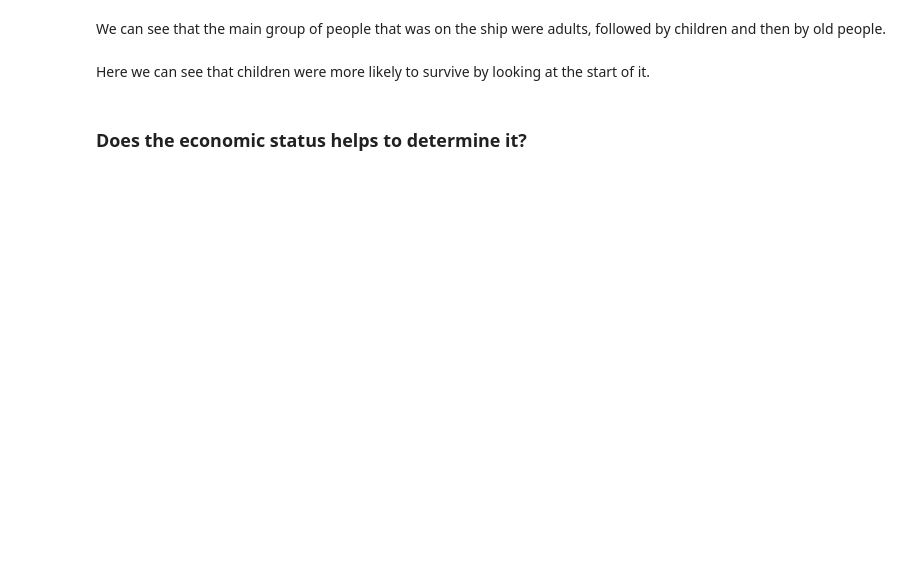
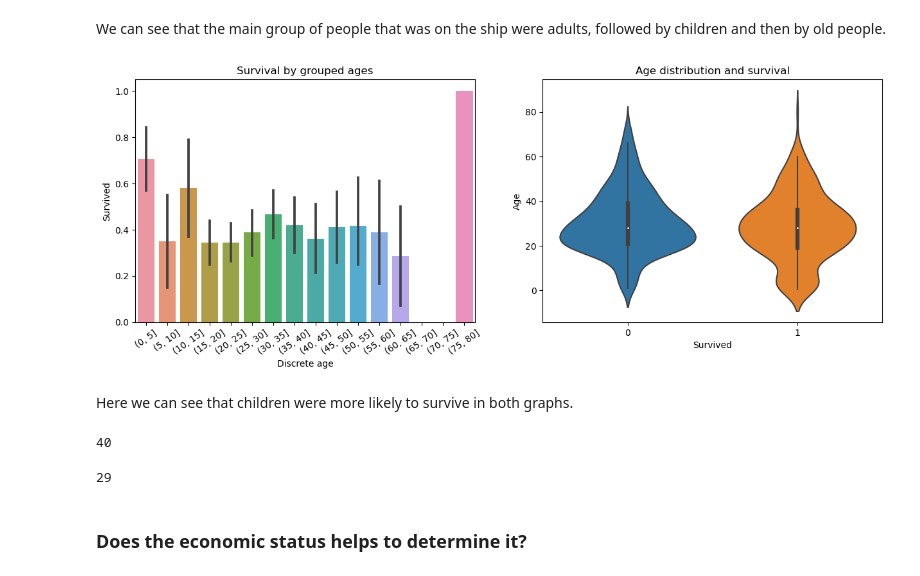
Before and after one commit to brunograssano/Titanic-ML-from-Disaster, a Jupyter notebook: ExploratoryDataAnalysis.ipynb, the cells around one changed output. Drawn from its saved outputs; the diff is of its cells as text; code cells hidden in the pictures; blank space fills up the shorter version.

```diff
--- a/ExploratoryDataAnalysis.ipynb
+++ b/ExploratoryDataAnalysis.ipynb
@@ -87,7 +142,5 @@ This is one of the most important things to do in data analysis. It will be main
 # %%
 titanic_df["Cabin"].fillna("-",inplace=True)
-# %%
-titanic_df.drop(columns=["Ticket"],inplace=True)
 # %% [markdown]
 ### Data conversions
 # %% [markdown]
@@ -109,7 +162,7 @@ Finally, we order the dataset in a more relevant way.
 personal_info = ["Name","Sex","Age"]
 economic_status = ["Economic status","Fare"]
 family = ["Number of siblings/spouses","Number of parents/children"]
-journey = ["Cabin","Embarked","Survived"]
+journey = ["Cabin","Embarked","Ticket","Survived"]
 new_order = personal_info + economic_status + family + journey
 titanic_df = titanic_df.reindex(columns = new_order)
 # %% [markdown]
@@ -191,5 +280,20 @@ plt.show()
+# %%
+plt.figure(figsize=(15, 5), dpi=100)
+titanic_df["Discrete age"] = pd.cut(titanic_df["Age"],bins=range(0,85,5))
+plt.subplot2grid(shape=(1,2),loc=(0,0))
+g = sns.barplot('Discrete age','Survived', data=titanic_df)
+g.tick_params('x',labelrotation=35)
+plt.title("Survival by grouped ages")
+
+plt.subplot2grid(shape=(1,2),loc=(0,1))
+sns.violinplot(x=titanic_df["Survived"], y=titanic_df["Age"])
+plt.title("Age distribution and survival")
+
+plt.show()
+# %% [output]
+[figure, added]
 # %% [markdown]
-Here we can see that children were more likely to survive by looking at the start of it.
+Here we can see that children were more likely to survive in both graphs.
 # %%
 children = titanic_df["Age"] < 13
 survived = titanic_df["Survived"] == 1
@@ -197,8 +301,12 @@ survived_age = titanic_df.loc[survived & children,"Age"]
 died_age = titanic_df.loc[(~survived) & children,"Age"]
 # %%
 survived_age.count()
+# %% [output]
+40
 # %%
 died_age.count()
+# %% [output]
+29
 # %% [markdown]
 ### Does the economic status helps to determine it?
 # %%
```
Also changed, not shown: parts of 53 cells of this notebook.
